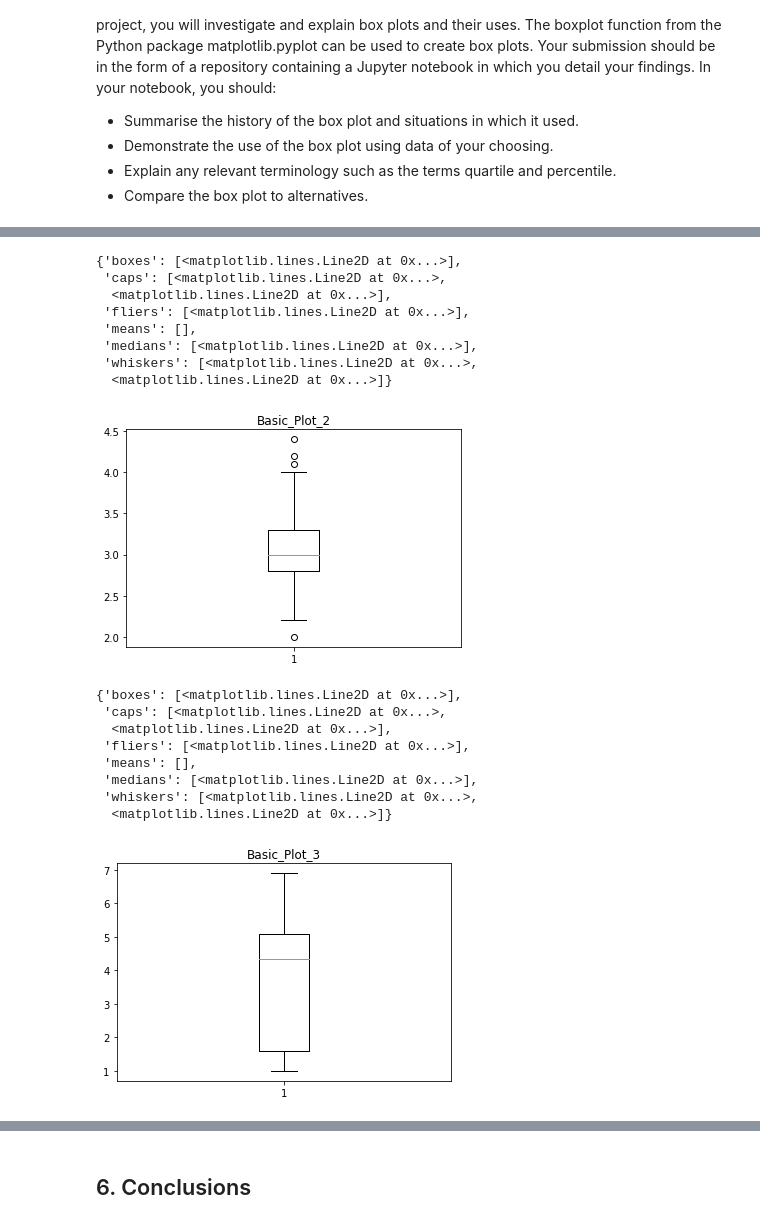
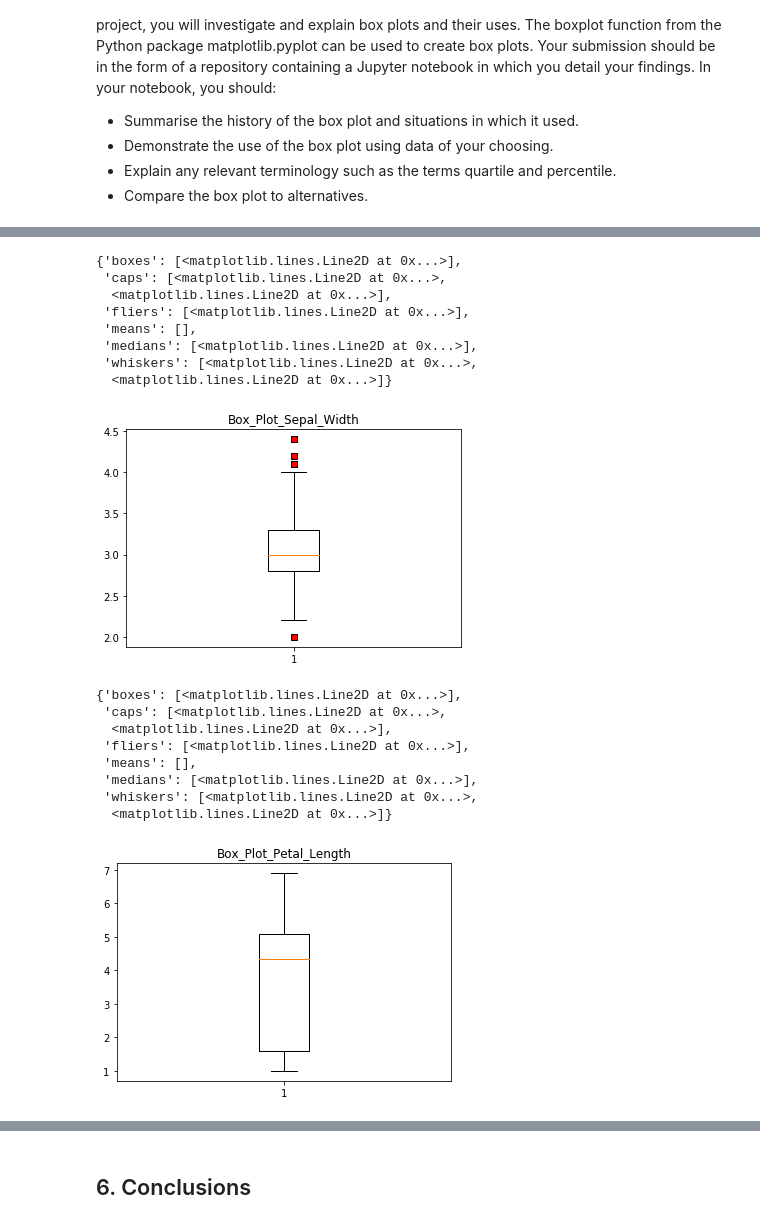
Before and after one commit to G00364756/52446---Fundamentals-of-Data-Analysis---Project, a Jupyter notebook: AOC_G00364756_52466---Fundamentals of Data Analysis---Project 2018.ipynb, the cells around one changed output, grey strips where cells are left out. Saved outputs shown, nothing was run; the diff lists cells and outputs as text; code cells hidden in the pictures.

```diff
--- a/AOC_G00364756_52466---Fundamentals of Data Analysis---Project 2018.ipynb
+++ b/AOC_G00364756_52466---Fundamentals of Data Analysis---Project 2018.ipynb
@@ -74,21 +81,21 @@ ax1.boxplot(df['sepal_length'])
 # %%
 fig2, ax2 = plt.subplots()
-ax2.set_title('Basic_Plot_2')
-ax2.boxplot(df['sepal_width'])
+ax2.set_title('Box_Plot_Sepal_Width')
+ax2.boxplot(df['sepal_width'], whis=1.5, flierprops= dict(markerfacecolor='r', marker='s'))
 # %% [output]
 {'boxes': [<matplotlib.lines.Line2D at 0x...>],
  'caps': [<matplotlib.lines.Line2D at 0x...>,
   <matplotlib.lines.Line2D at 0x...>],
  'fliers': [<matplotlib.lines.Line2D at 0x...>],
  'means': [],
  'medians': [<matplotlib.lines.Line2D at 0x...>],
  'whiskers': [<matplotlib.lines.Line2D at 0x...>,
   <matplotlib.lines.Line2D at 0x...>]}
-[figure, old version]
+[figure, new version]
 # %%
 fig3, ax3 = plt.subplots()
-ax3.set_title('Basic_Plot_3')
-ax3.boxplot(df['petal_length'])
+ax3.set_title('Box_Plot_Petal_Length')
+ax3.boxplot(df['petal_length'], whis=1.5)
 # %% [output]
 {'boxes': [<matplotlib.lines.Line2D at 0x...>],
  'caps': [<matplotlib.lines.Line2D at 0x...>,
@@ -98,6 +105,6 @@ ax3.boxplot(df['petal_length'])
  'medians': [<matplotlib.lines.Line2D at 0x...>],
  'whiskers': [<matplotlib.lines.Line2D at 0x...>,
   <matplotlib.lines.Line2D at 0x...>]}
-[figure, old version]
+[figure, new version]
 # %%
 fig4, ax4 = plt.subplots()
```
Also changed, not shown: parts of 14 cells of this notebook, 1 other file.
